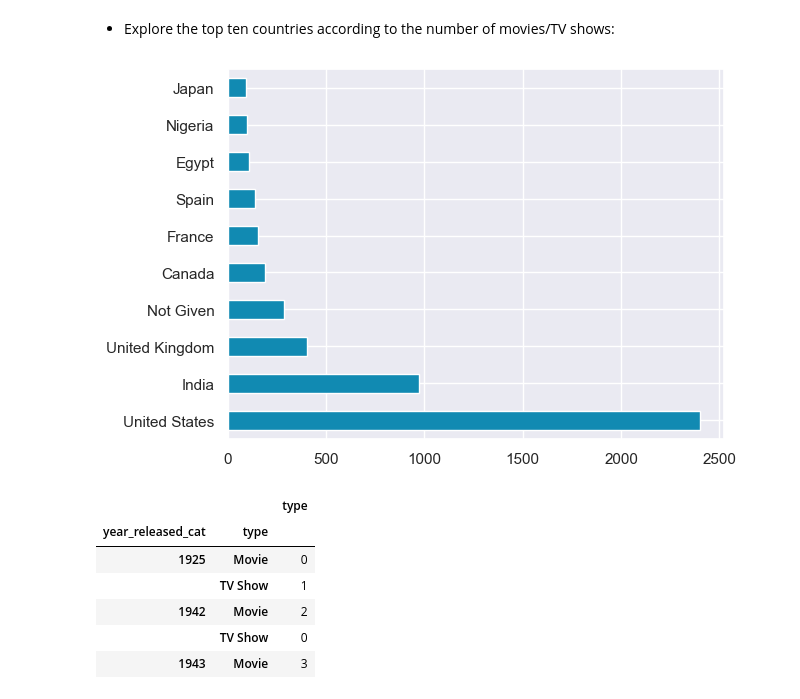
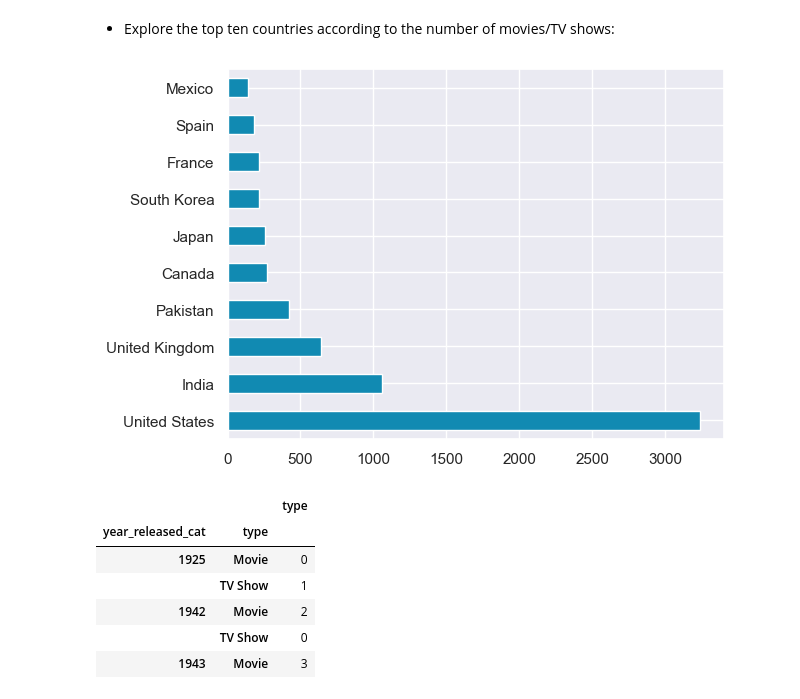
Before and after one commit to mohebmaher/GDSC-Core-Team-Training, a Jupyter notebook: Assignment-03/netflix_data_leaning_analysis_and_viz.ipynb, the cells around one changed output. Drawn from its saved outputs; the diff is of its cells as text; code cells hidden in the pictures.

```diff
--- a/Assignment-03/netflix_data_leaning_analysis_and_viz.ipynb
+++ b/Assignment-03/netflix_data_leaning_analysis_and_viz.ipynb
@@ -228,9 +247,9 @@ netflix.query("director != 'Not Given'")["director"].value_counts().head(10).plo
 # %% [markdown]
 - Explore the top ten countries according to the number of movies/TV shows:
 # %%
-netflix.query("director != 'Not Given'")["country"].value_counts().head(10).plot.barh(color=blue);
+netflix.query("country != 'Not Given'")["country"].value_counts().head(10).plot.barh(color=blue);
 # %% [output]
-[figure, old version]
+[figure, new version]
 # %%
 grouped_by_release_year_and_type = netflix.groupby(by=["year_released_cat", "type"])[["type"]].count()
 grouped_by_release_year_and_type.head()
```
Also changed, not shown: parts of 7 cells of this notebook.
